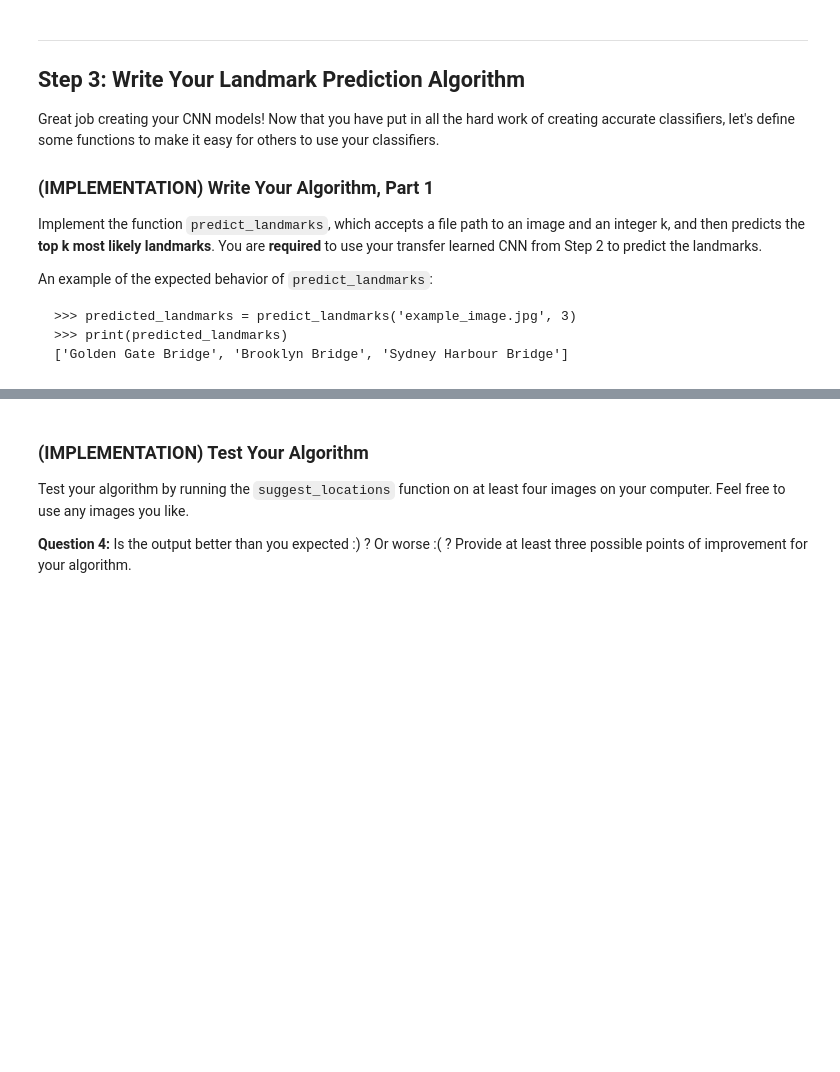
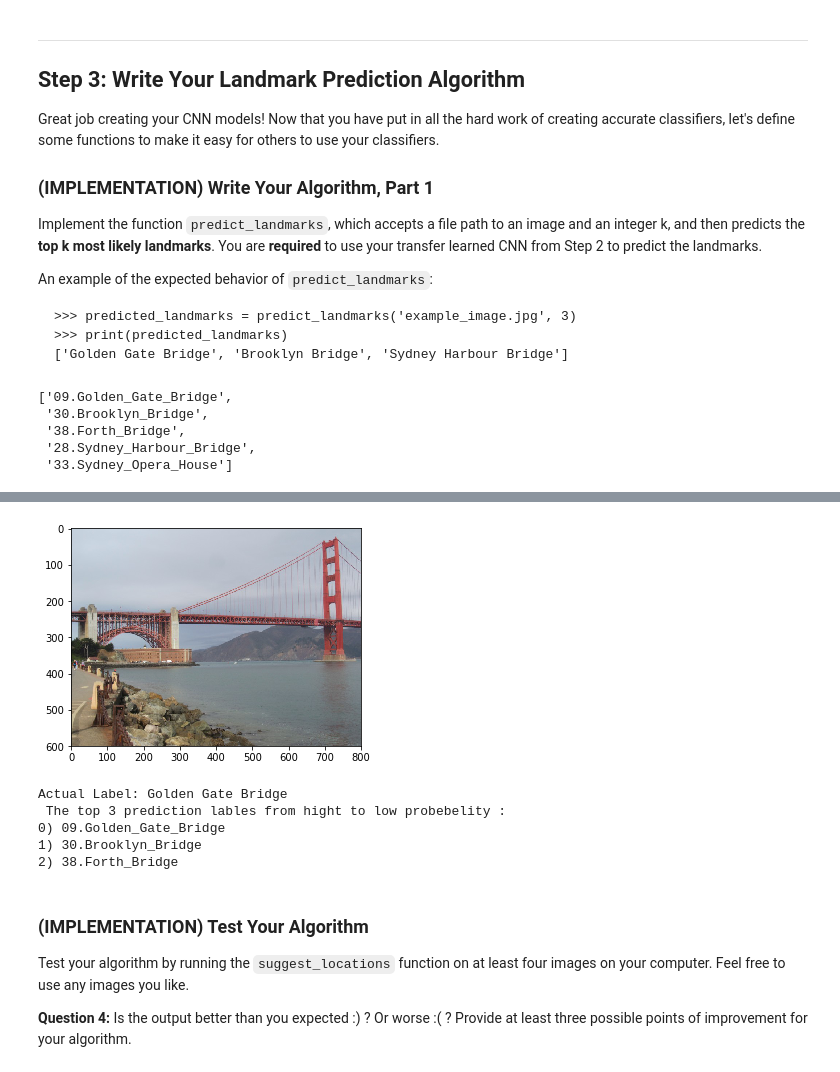
Before and after one commit to ofekhub88/MYProjects, a Jupyter notebook: landmark_project/landmark.ipynb, the cells around one changed output, grey strips where cells are left out. Cells and saved outputs as stored; diff of their text form; code cells hidden in the pictures; blank space fills up the shorter version.

Commit message:
landmark-project

```diff
--- a/landmark_project/landmark.ipynb
+++ b/landmark_project/landmark.ipynb
@@ -583,14 +560,16 @@ def get_optimizer_transfer(model):
 Use transfer learning to create a CNN to classify images of landmarks.  Use the code cell below, and save your initialized model as the variable `model_transfer`.
 # %%
 ## TODO: Specify model architecture
-
-
+import torchvision.models as models
+device = torch.device("cuda" if torch.cuda.is_available() else "cpu")
+use_cuda = torch.cuda.is_available()
 model_transfer = models.vgg16(pretrained=True)
 
 #freezing features- weights
 for param in model_transfer.features.parameters():
     param.require_grad =False
 #change the last full connected  layer to fit the no of classes
+classes = train_data.classes
 model_transfer.classifier[6] = nn.Linear( model_transfer.classifier[6].in_features , len(classes) )
 
 model_transfer.to(device)
@@ -600,3 +579,4 @@ model_transfer.to(device)
 
 if use_cuda:
     model_transfer = model_transfer.cuda()
+model_transfer
@@ -610,11 +610,10 @@ __Answer:__
 Train and validate your model in the code cell below.  [Save the final model parameters](http://pytorch.org/docs/master/notes/serialization.html) at filepath `'model_transfer.pt'`.
 # %%
 # TODO: train the model and save the best model parameters at filepath 'model_transfer.pt'
-model_transfer.pt=train(30, loaders_scratch, model_transfer, get_optimizer_transfer(model_transfer),
-                      criterion_transfer, use_cuda, 'model_transfer.pt')
+model_transfer=train(10, loaders_transfer, model_transfer, get_optimizer_transfer(model_transfer),
+                    criterion_transfer, use_cuda, 'model_transfer.pt')
 
 
 #-#-# Do NOT modify the code below this line. #-#-#
 
 # load the model that got the best validation accuracy
-model_transfer.load_state_dict(torch.load('model_transfer.pt'))
@@ -647,13 +668,18 @@ from PIL import Image
 
 ## the class names can be accessed at the `classes` attribute
 ## of your dataset object (e.g., `train_dataset.classes`)
-
+model_transfer.load_state_dict(torch.load('model_transfer.pt'))
 def predict_landmarks(img_path, k):
     ## TODO: return the names of the top k landmarks predicted by the transfer learned CNN
-   image = Image.open(img_path)
-
-    transform = transforms.Compose([transforms.RandomResizedCrop(256),
-                                     transforms.ToTensor()])
+    image = Image.open(img_path)
+    CenterCrop=224
+    Resize=255
+    normalize = transforms.Normalize(mean=[0.485, 0.456, 0.406],
+                                 std=[0.229, 0.224, 0.225])
+    transform = transforms.Compose([transforms.Resize(Resize),
+                                 transforms.CenterCrop(CenterCrop),
+                                 transforms.ToTensor(),
+                                  normalize])
 
     image= transform(image)
     image.unsqueeze_(0)
@@ -665,7 +691,6 @@ def predict_landmarks(img_path, k):
 
     output = model_transfer(image)
     values, indices = output.topk(k)
-
     top_k_classes = []
 
     for i in indices[0].tolist():
@@ -678,6 +703,12 @@ def predict_landmarks(img_path, k):
 
 # test on a sample image
 predict_landmarks('images/test/09.Golden_Gate_Bridge/190f3bae17c32c37.jpg', 5)
+# %% [output]
+['09.Golden_Gate_Bridge',
+ '30.Brooklyn_Bridge',
+ '38.Forth_Bridge',
+ '28.Sydney_Harbour_Bridge',
+ '33.Sydney_Opera_House']
 # %% [markdown]
 ### (IMPLEMENTATION) Write Your Algorithm, Part 2
 
@@ -686,17 +717,37 @@ In the code cell below, implement the function `suggest_locations`, which accept
 Some sample output for `suggest_locations` is provided below, but feel free to design your own user experience!
 ![](images/sample_landmark_output.png)
 # %%
+import matplotlib.pyplot as plt
+%matplotlib inline
+
 def suggest_locations(img_path):
     # get landmark predictions
     predicted_landmarks = predict_landmarks(img_path, 3)
 
     ## TODO: display image and display landmark predictions
 
+    img = Image.open(img_path).convert('RGB')
+    plt.imshow(img)
+    plt.show()
+    print(f"Actual Label: {img_path.split('/')[2][3:].replace('_',' ').split('.')[0]}")
+    all_labels = [predicted_landmarks[i] for i in range(3)]
+    print(f" The top 3 prediction lables from hight to low probebelity :")
+    for i in range(3):
+       print(f"{i}) {all_labels[i]}")
+
+
 
 
 
 # test on a sample image
 suggest_locations('images/test/09.Golden_Gate_Bridge/190f3bae17c32c37.jpg')
+# %% [output]
+[figure, added]
+Actual Label: Golden Gate Bridge
+ The top 3 prediction lables from hight to low probebelity :
+0) 09.Golden_Gate_Bridge
+1) 30.Brooklyn_Bridge
+2) 38.Forth_Bridge
 # %% [markdown]
 ### (IMPLEMENTATION) Test Your Algorithm
 
```
Also changed, not shown: parts of 29 cells of this notebook, 1 other file.
